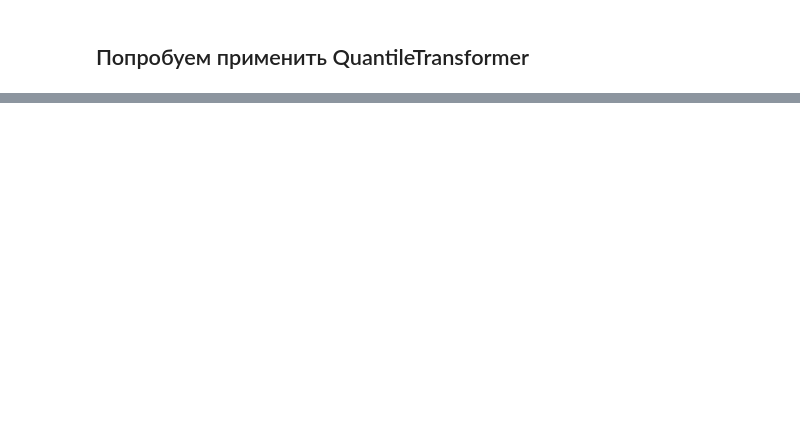
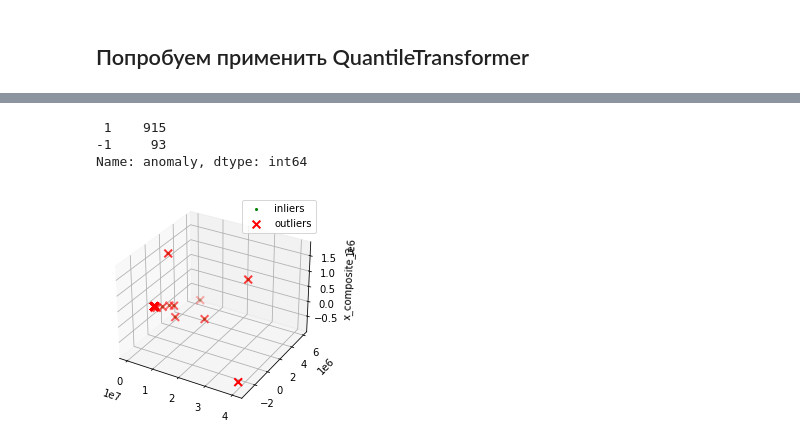
Before and after one commit to Nakinamo/EEG-notebooks, a Jupyter notebook: MLPRegressor.ipynb, the cells around one changed output, grey strips where cells are left out. Cells and saved outputs as stored; diff of their text form; code cells hidden in the pictures; blank space fills up the shorter version.

```diff
--- a/MLPRegressor.ipynb
+++ b/MLPRegressor.ipynb
@@ -263,0 +258,3 @@ label : 9.00 predicted: 7.64
+# %%
+data_all = pd.read_csv('Features_24048_ordered.csv')
+data_all
@@ -263,0 +280,4 @@ label : 9.00 predicted: 7.64
+# %%
+data_ours = data_all[data_all['film'] > 40].reset_index(drop=True)
+ours_info = data_ours[['ch', 'film', 'Subj', 'labels']].reset_index(drop=True)
+data_ours = data_ours.drop(['ch', 'film', 'Subj', 'labels'], axis=1)
@@ -263,0 +288,30 @@ label : 9.00 predicted: 7.64
+# %%
+to_model_columns=data_ours.columns
+clf=IsolationForest(n_estimators=100)
+clf.fit(data_ours[to_model_columns])
+pred = clf.predict(data_ours[to_model_columns])
+data_ours['anomaly'] = pred
+ours_info['anomaly'] = pred
+outliers = data_ours.loc[data_ours['anomaly'] == -1]
+outlier_index = list(outliers.index)
+#Find the number of anomalies and normal points here points classified -1 are anomalous
+print(data_ours['anomaly'].value_counts())
+# %% [output]
+ 1    915
+-1     93
+Name: anomaly, dtype: int64
+# %%
+pca = PCA(n_components=3)
+X_reduce = pca.fit_transform(data_ours)
+fig = plt.figure()
+ax = fig.add_subplot(111, projection='3d')
+ax.set_zlabel("x_composite_3")
+# Plot the compressed data points
+ax.scatter(X_reduce[:, 0], X_reduce[:, 1], zs=X_reduce[:, 2], s=4, lw=1, label="inliers",c="green")
+# Plot x's for the ground truth outliers
+ax.scatter(X_reduce[outlier_index, 0],X_reduce[outlier_index, 1], X_reduce[outlier_index, 2],
+           lw=2, s=60, marker="x", c="red", label="outliers")
+ax.legend()
+plt.show()
+# %% [output]
+[figure, added]
```
Also changed, not shown: parts of 69 cells of this notebook.
